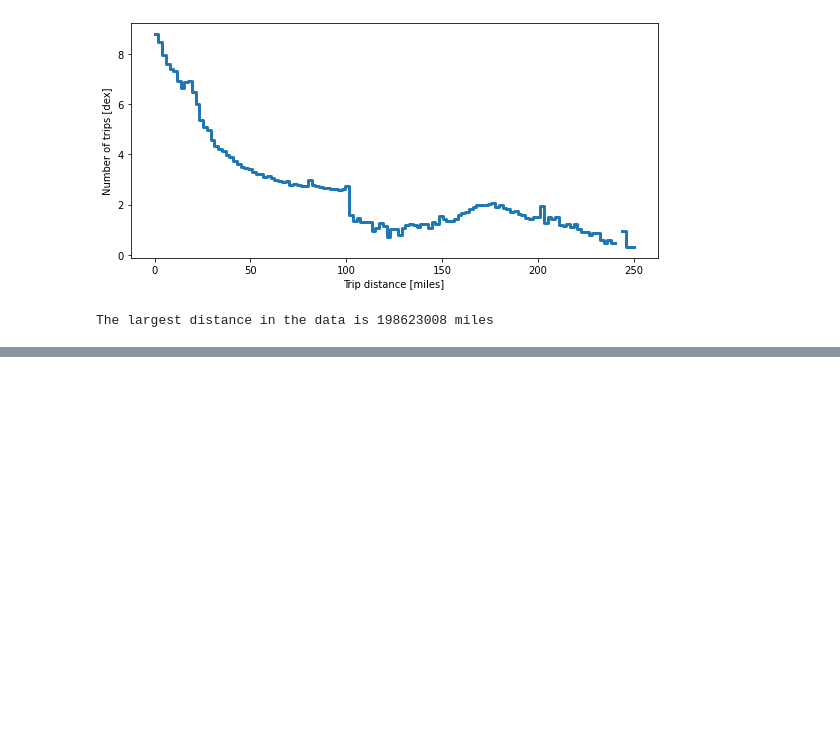
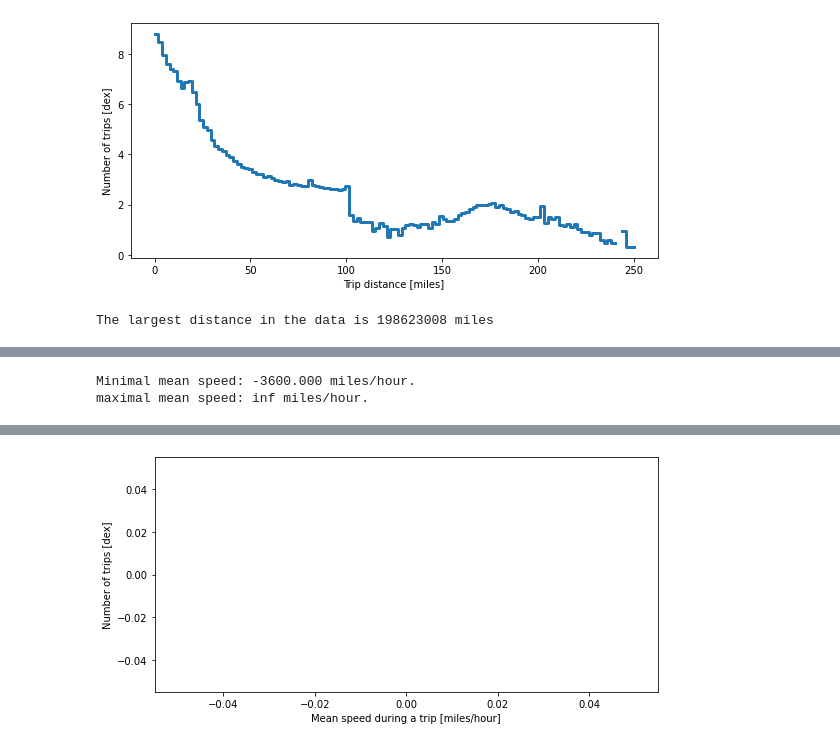
Before and after one commit to JeremyCurmi/poc, a Jupyter notebook: vaex_1000_gb_data/taxi_rides_analysis.ipynb, the cells around one changed output, grey strips where cells are left out. Saved outputs shown, nothing was run; the diff lists cells and outputs as text; code cells hidden in the pictures; blank space fills up the shorter version.

```diff
--- a/vaex_1000_gb_data/taxi_rides_analysis.ipynb
+++ b/vaex_1000_gb_data/taxi_rides_analysis.ipynb
@@ -144 +165,16 @@ plt.show()
 [figure]
+# %%
+# Minimum and maximum average speed of a taxi trip
+print('Minimal mean speed: %.3f miles/hour.' % (df_filtered.trip_speed_mph.min()))
+print('maximal mean speed: %.3f miles/hour.' % (df_filtered.trip_speed_mph.max()))
+# %% [output]
+Minimal mean speed: -3600.000 miles/hour.
+maximal mean speed: inf miles/hour.
+# %%
+# Plot the distribution of trip durations
+plt.figure(figsize=(8, 4))
+df_filtered.plot1d('trip_speed_mph', shape=64, lw=3, progress=True)
+plt.xlabel('Mean speed during a trip [miles/hour]')
+plt.ylabel('Number of trips [dex]')
+plt.show()
+# %% [output]
@@ -144,0 +182 @@ plt.show()
+[figure, added]
```
Also changed, not shown: parts of 26 cells of this notebook.
